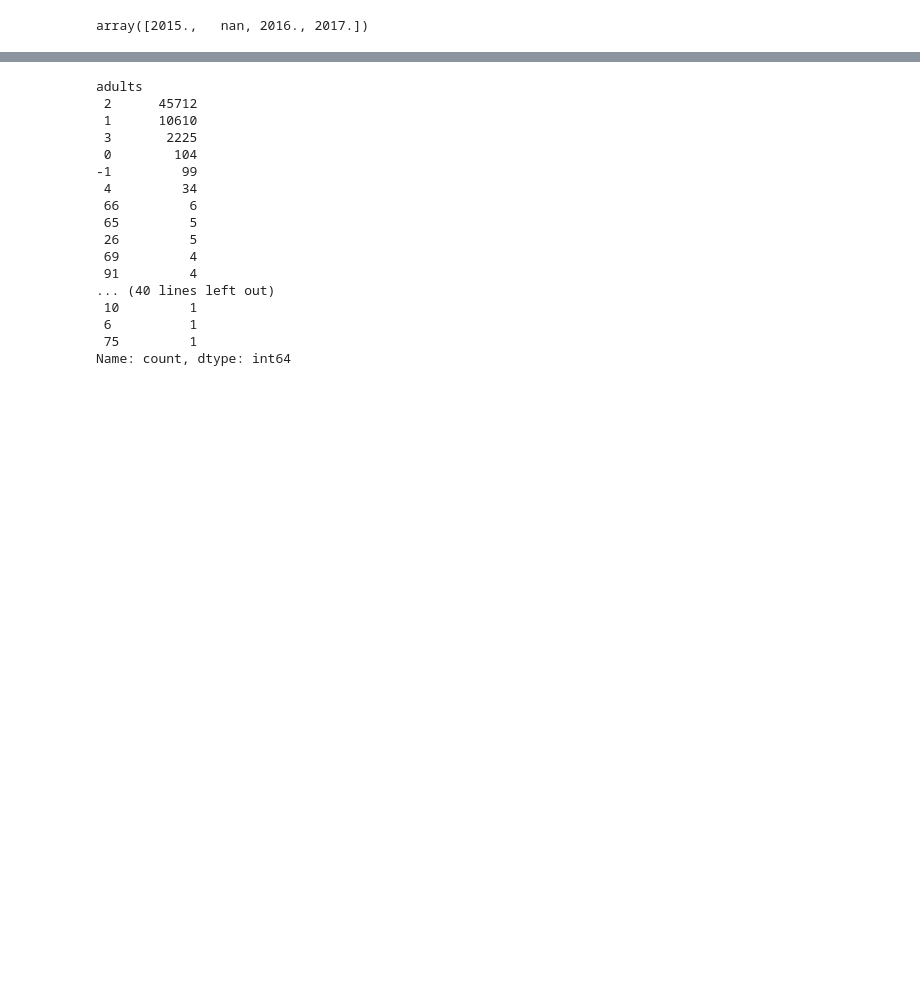
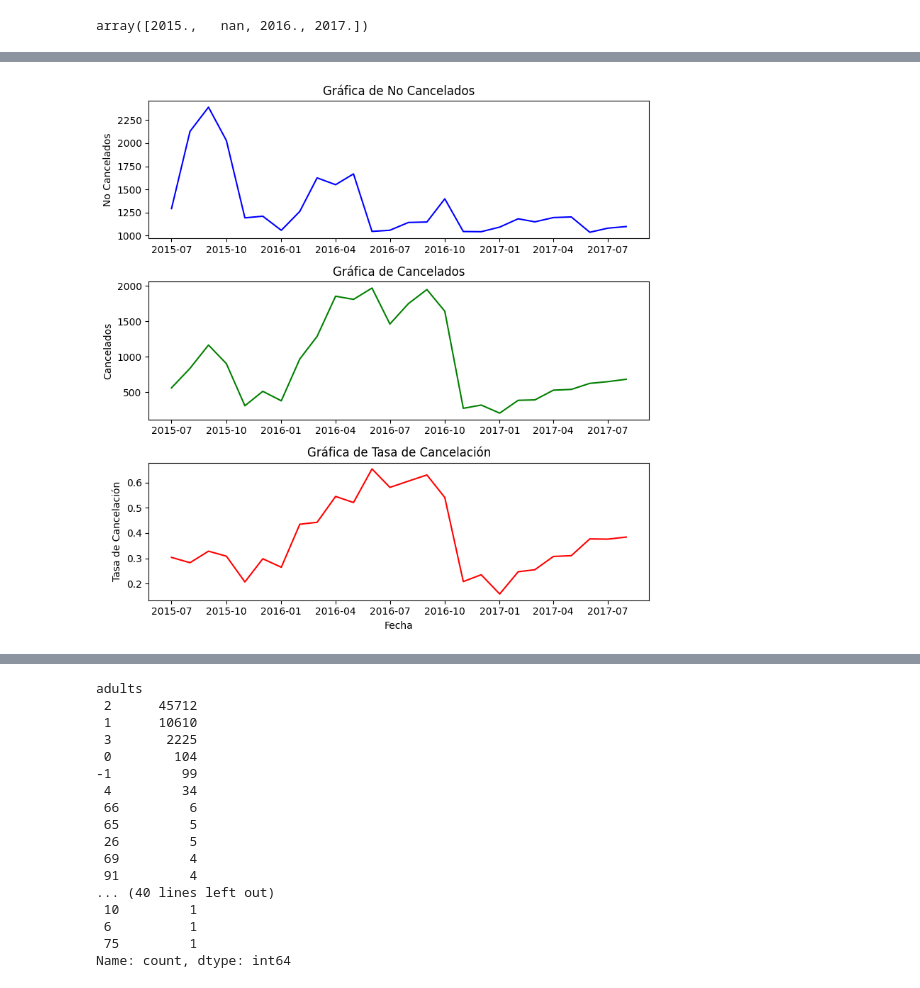
Before and after one commit to LauraRuales/Ciencia-de-datos, a Jupyter notebook: eda.ipynb, the cells around one changed output, grey strips where cells are left out. Cells and saved outputs as stored; diff of their text form; code cells hidden in the pictures; blank space fills up the shorter version.

```diff
--- a/eda.ipynb
+++ b/eda.ipynb
@@ -553,0 +800,3 @@ array([2015.,   nan, 2016., 2017.])
+# %%
+reservas['fecha'] = pd.to_datetime({'year': reservas['arrival_date_year'], 'month': reservas['mes_llegada'], 'day': 1})
+reservas.head()
@@ -553,0 +810,10 @@ array([2015.,   nan, 2016., 2017.])
+# %%
+pivot = reservas.pivot_table(index=['fecha'], columns='is_canceled', values='Id', aggfunc='count')
+pivot = pivot.fillna(0)
+pivot['Total'] = pivot[0] + pivot[1]
+pivot['TasaCancelacion'] = pivot[1]/pivot['Total']
+
+reset = pivot.reset_index(names=['Caracteristica'])
+renamed  = reset.rename(columns={0: 'SinCancelar', 1: 'Cancelados'})
+print(renamed['Caracteristica'].count())
+renamed.head()
@@ -553,0 +828,27 @@ array([2015.,   nan, 2016., 2017.])
+# %%
+labels = renamed['Caracteristica']
+cancelados = renamed['Cancelados']
+reservados = renamed['SinCancelar']
+tasa_cancelacion = renamed['TasaCancelacion']
+
+fig, axs = plt.subplots(3, 1, figsize=(8, 8))
+axs[0].plot(labels, reservados, color='blue')
+axs[0].set_title('Gráfica de No Cancelados')
+axs[0].set_ylabel('No Cancelados')
+
+axs[1].plot(labels, cancelados, color='green')
+axs[1].set_title('Gráfica de Cancelados')
+axs[1].set_ylabel('Cancelados')
+
+axs[2].plot(labels, tasa_cancelacion, color='red')
+axs[2].set_title('Gráfica de Tasa de Cancelación')
+axs[2].set_xlabel('Fecha')
+axs[2].set_ylabel('Tasa de Cancelación')
+
+# Adjust the layout to prevent titles and labels from overlapping
+plt.tight_layout()
+
+# Display the plot
+plt.show()
+# %% [output]
+[figure, added]
```
Also changed, not shown: parts of 19 cells of this notebook.
